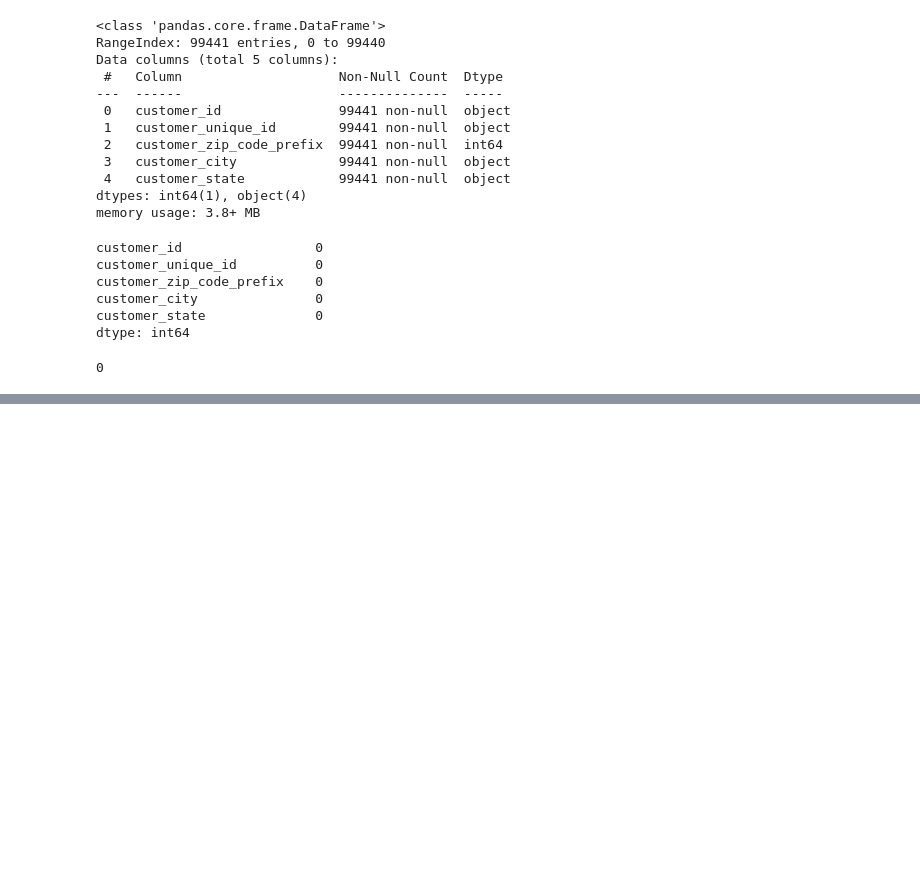
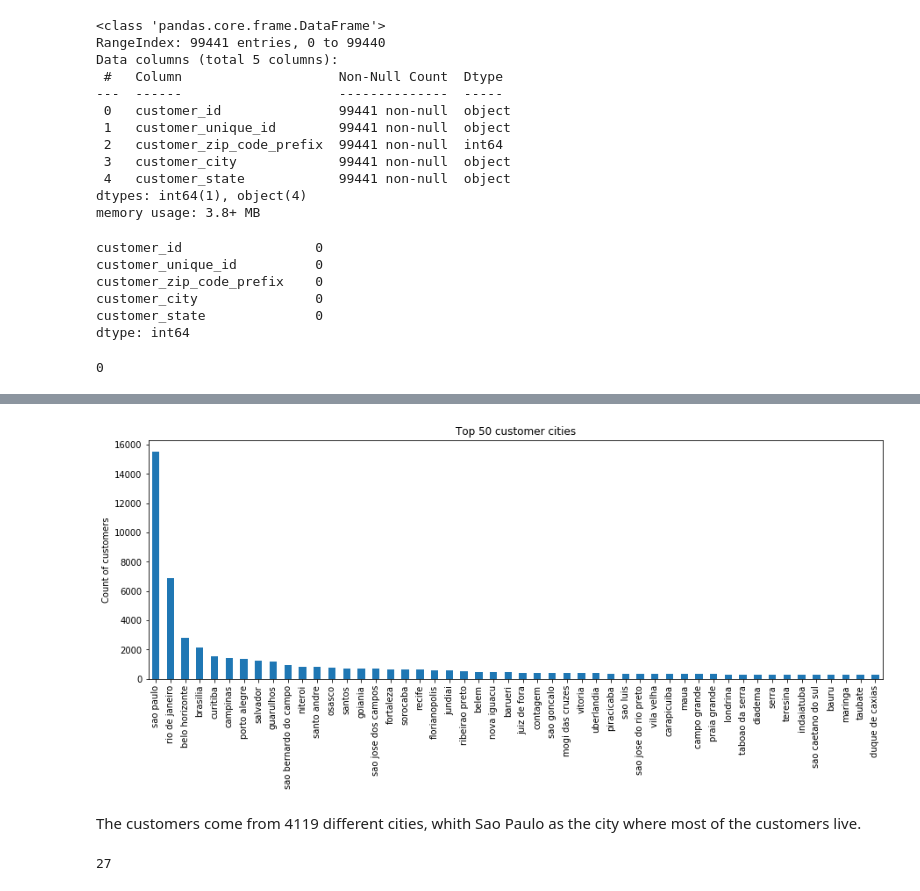
Before and after one commit to Hummelt/Capstone-Project, a Jupyter notebook: 1 - Customer Segmentation/customer_segmentation.ipynb, the cells around one changed output, grey strips where cells are left out. Drawn from its saved outputs; the diff is of its cells as text; code cells hidden in the pictures; blank space fills up the shorter version.

```diff
--- a/1 - Customer Segmentation/customer_segmentation.ipynb
+++ b/1 - Customer Segmentation/customer_segmentation.ipynb
@@ -176,0 +326,20 @@ df_customer.duplicated().sum()
+# %%
+(
+    df_customer['customer_city']
+    .value_counts()
+    .sort_values(ascending=False)
+    .head(50)
+    .plot(kind='bar', figsize=(15, 5))
+)
+
+plt.title('Top 50 customer cities')
+plt.ylabel('Count of customers');
+# %% [output]
+[figure, added]
+# %% [markdown]
+The customers come from 4119 different cities, whith Sao Paulo as the city where most of the customers live.
+# %%
+# How many states are the customers from?
+df_customer['customer_state'].nunique()
+# %% [output]
+27
```
Also changed, not shown: parts of 73 cells of this notebook, 1 other file.
